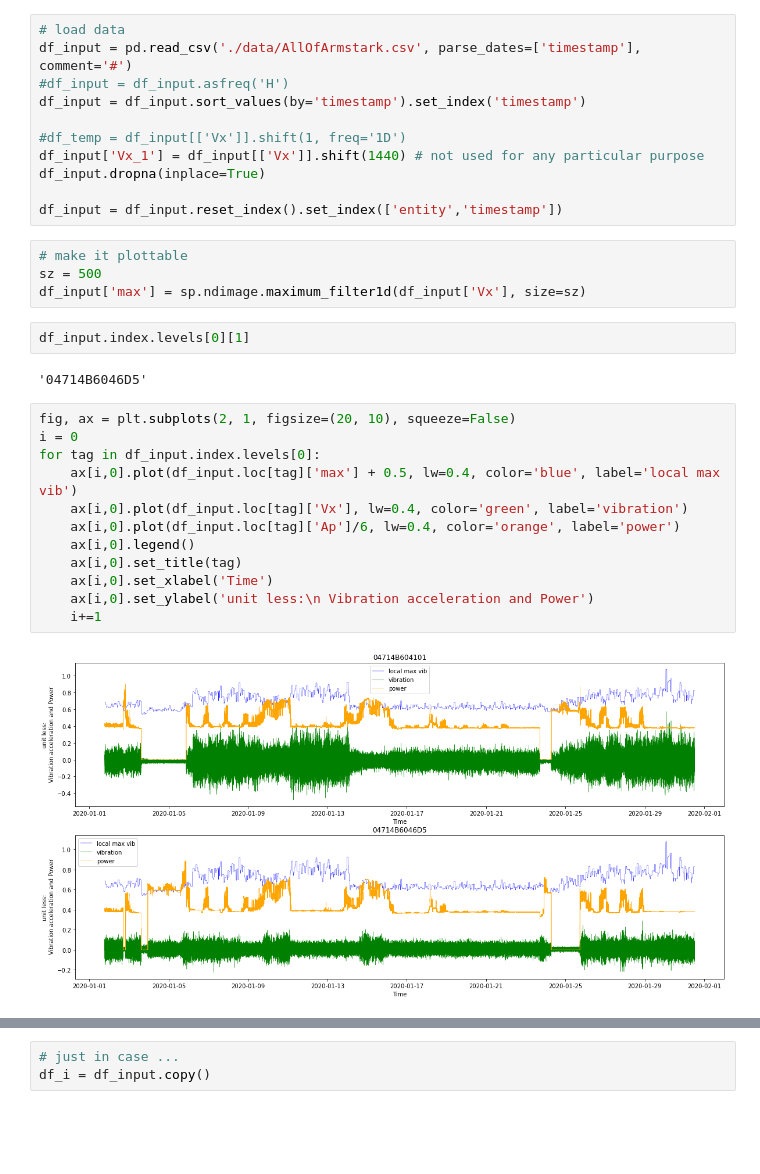
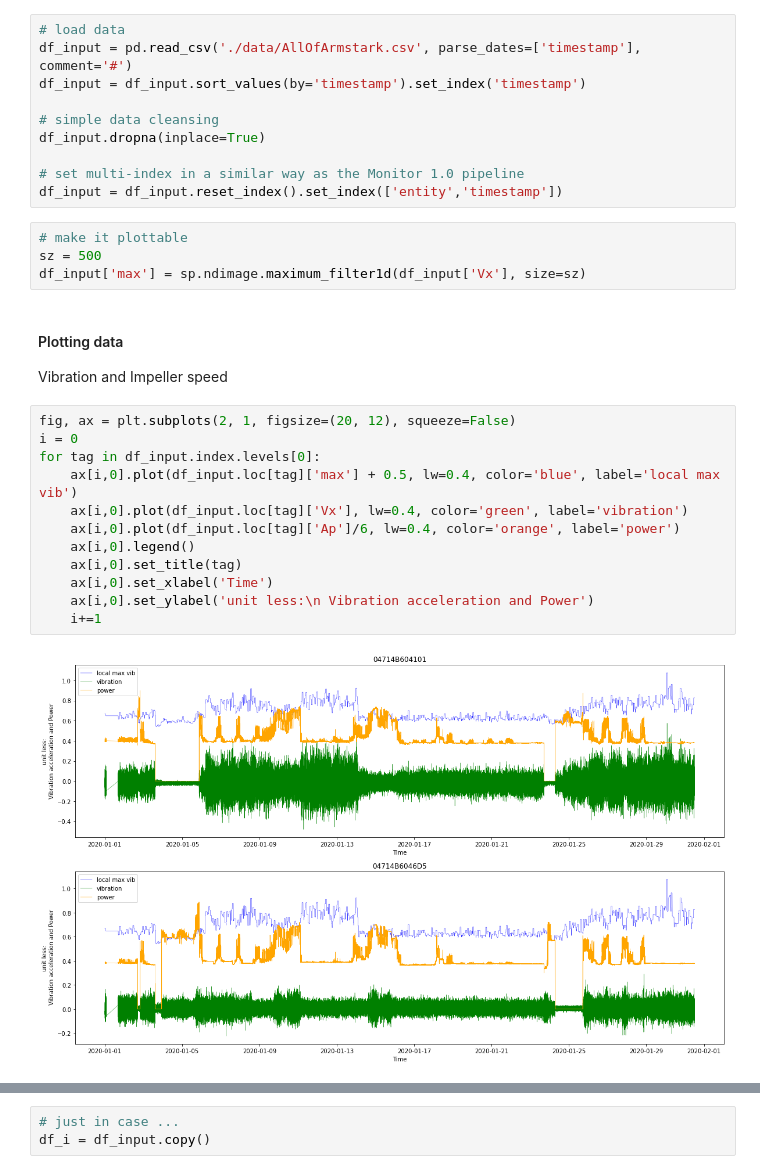
Before and after one commit to sedgewickmm18/notebooks-attic, a Jupyter notebook: MonitorVAEAnomalyScore.ipynb, the cells around one changed output, grey strips where cells are left out. Drawn from its saved outputs; the diff is of its cells as text; blank space fills up the shorter version.

```diff
--- a/MonitorVAEAnomalyScore.ipynb
+++ b/MonitorVAEAnomalyScore.ipynb
@@ -74,33 +74,32 @@ The CSV file contains sensor readings for two pumps with ids '04714B6046D5' and
 # %%
 # load data
 df_input = pd.read_csv('./data/AllOfArmstark.csv', parse_dates=['timestamp'], comment='#')
-#df_input = df_input.asfreq('H')
 df_input = df_input.sort_values(by='timestamp').set_index('timestamp')
 
-#df_temp = df_input[['Vx']].shift(1, freq='1D')
-df_input['Vx_1'] = df_input[['Vx']].shift(1440) # not used for any particular purpose
+# simple data cleansing
 df_input.dropna(inplace=True)
 
+# set multi-index in a similar way as the Monitor 1.0 pipeline
 df_input = df_input.reset_index().set_index(['entity','timestamp'])
 # %%
 # make it plottable
 sz = 500
 df_input['max'] = sp.ndimage.maximum_filter1d(df_input['Vx'], size=sz)
-# %%
-df_input.index.levels[0][1]
-# %% [output]
-'04714B6046D5'
+# %% [markdown]
+#### Plotting data
+
+Vibration and Impeller speed
 # %%
-fig, ax = plt.subplots(2, 1, figsize=(20, 10), squeeze=False)
+fig, ax = plt.subplots(2, 1, figsize=(20, 12), squeeze=False)
 i = 0
 for tag in df_input.index.levels[0]:
     ax[i,0].plot(df_input.loc[tag]['max'] + 0.5, lw=0.4, color='blue', label='local max vib')
     ax[i,0].plot(df_input.loc[tag]['Vx'], lw=0.4, color='green', label='vibration')
     ax[i,0].plot(df_input.loc[tag]['Ap']/6, lw=0.4, color='orange', label='power')
     ax[i,0].legend()
     ax[i,0].set_title(tag)
     ax[i,0].set_xlabel('Time')
     ax[i,0].set_ylabel('unit less:\n Vibration acceleration and Power')
     i+=1
 # %% [output]
-[figure, old version]
+[figure, new version]
```
Also changed, not shown: parts of 36 cells of this notebook.
